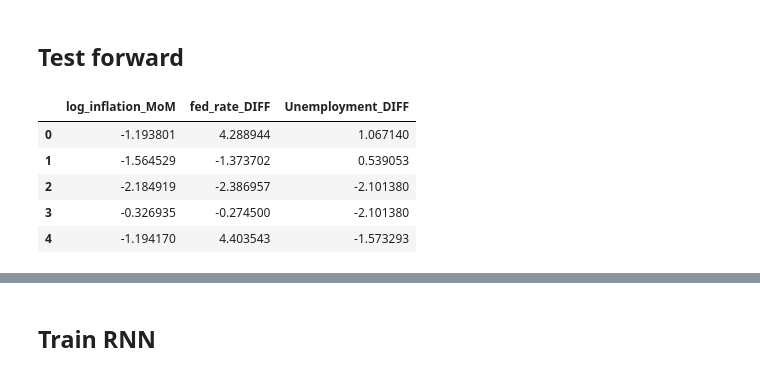
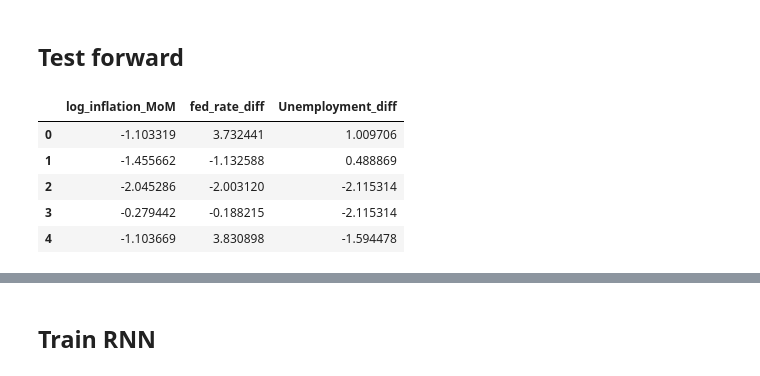
Before and after one commit to GarettKaube/Statistics-MachineLearning, a Jupyter notebook: machinelearning/DeepLearning/MonetaryPolicyRecurrentNeuralNetworks/monetarypolicyrnn.ipynb, the cells around one changed output, grey strips where cells are left out. Saved outputs shown, nothing was run; the diff lists cells and outputs as text; code cells hidden in the pictures.

```diff
--- a/machinelearning/DeepLearning/MonetaryPolicyRecurrentNeuralNetworks/monetarypolicyrnn.ipynb
+++ b/machinelearning/DeepLearning/MonetaryPolicyRecurrentNeuralNetworks/monetarypolicyrnn.ipynb
@@ -69,7 +71,7 @@ fred = Fred(api_key=key)
 configs = get_data_config(config_path / "time_series_config.yaml")
 fred_data = configs["FRED"]
 
-def get_data(data_dict):
+def get_data(fred_data):
     data = {fred_data[code].get('name'): fred.get_series_latest_release(code) for code in fred_data}
     df = pd.DataFrame(data)
     return df
@@ -86,12 +88,23 @@ data.tail()
 | 2024-01-01 | 309.685 | 5.33 | 3.7 |
 | 2024-02-01 | 311.054 | 5.33 | 3.9 |
 # %%
-def difference_data(df):
-    df['log_inflation_MoM'] =  np.log(df["CPI"]).diff()
-    df['fed_rate_DIFF'] = np.log(df["fed_rate"]).diff()
-    df['Unemployment_DIFF'] = df["Unemployment"].diff()
+def difference_data(df, config):
+    for item in config:
+        series = config[item]
+        col = series['name']
+
+        try:
+            diff_name = series['diff_name']
+        except Exception:
+            diff_name = col + "_diff"
+
+        if series['diff'] and series['log']:
+            df[diff_name] =  np.log(df[col]).diff()
+        elif series['diff']:
+            df[diff_name] =  df[col].diff()
+
     return df.dropna()
 
-data_diff = difference_data(data)
+data_diff = difference_data(data, fred_data)
 print(data_diff.tail())
 # %% [output]
@@ -254,14 +258,14 @@ class RNNModel(torch.nn.Module):
 # %% [markdown]
 ## Test forward
 # %%
-scaled_data = scaler.transform(data_diff[["log_inflation_MoM", "fed_rate_DIFF", "Unemployment_DIFF"]])
-scaled_data_df = pd.DataFrame(scaled_data, columns = ["log_inflation_MoM", "fed_rate_DIFF", "Unemployment_DIFF"])
+scaled_data = scaler.transform(data_diff[["log_inflation_MoM", "fed_rate_diff", "Unemployment_diff"]])
+scaled_data_df = pd.DataFrame(scaled_data, columns = ["log_inflation_MoM", "fed_rate_diff", "Unemployment_diff"])
 scaled_data_df = scaled_data_df[scaled_data_df != "2020-04-01"]
 scaled_data_df.head()
 # %% [output]
-|  | log_inflation_MoM | fed_rate_DIFF | Unemployment_DIFF |
-| 0 | -1.193801 | 4.288944 | 1.067140 |
-| 1 | -1.564529 | -1.373702 | 0.539053 |
-| 2 | -2.184919 | -2.386957 | -2.101380 |
-| 3 | -0.326935 | -0.274500 | -2.101380 |
-| 4 | -1.194170 | 4.403543 | -1.573293 |
+|  | log_inflation_MoM | fed_rate_diff | Unemployment_diff |
+| 0 | -1.103319 | 3.732441 | 1.009706 |
+| 1 | -1.455662 | -1.132588 | 0.488869 |
+| 2 | -2.045286 | -2.003120 | -2.115314 |
+| 3 | -0.279442 | -0.188215 | -2.115314 |
+| 4 | -1.103669 | 3.830898 | -1.594478 |
```
Also changed, not shown: parts of 37 cells of this notebook.
